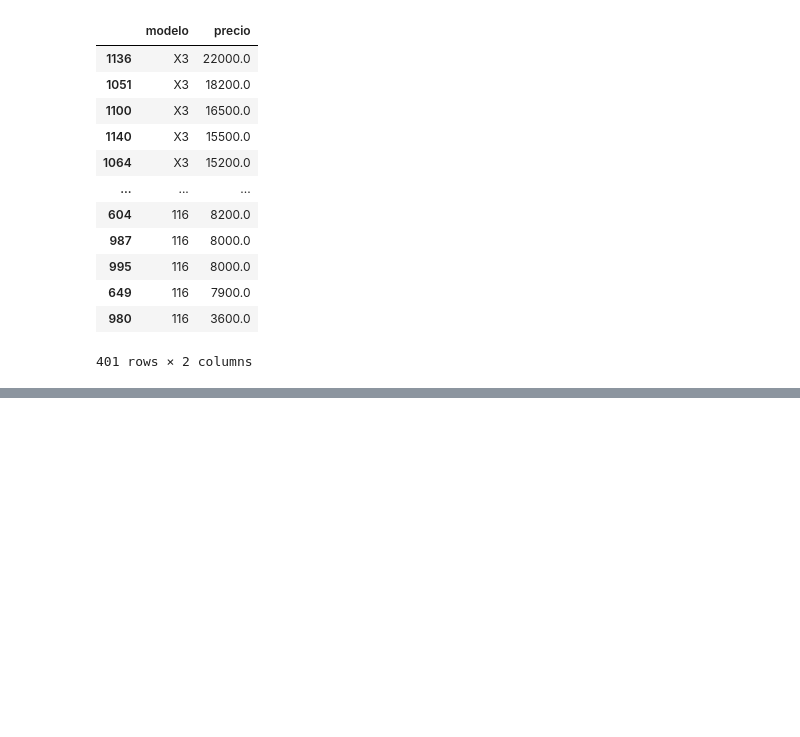
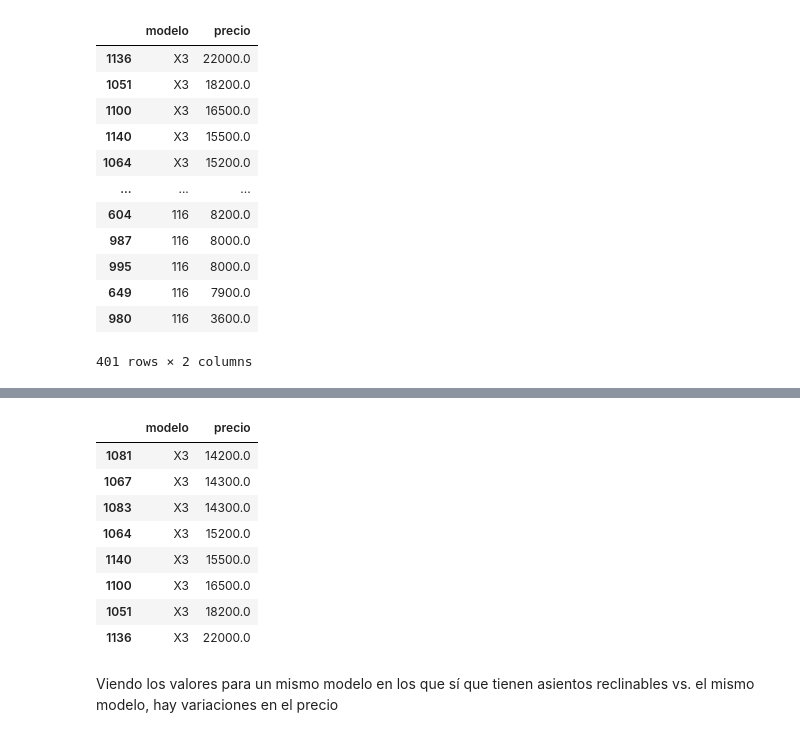
Before and after one commit to toiaa/entregable-bmw, a Jupyter notebook: Entregable_01.ipynb, the cells around one changed output, grey strips where cells are left out. Drawn from its saved outputs; the diff is of its cells as text; code cells hidden in the pictures; blank space fills up the shorter version.

```diff
--- a/Entregable_01.ipynb
+++ b/Entregable_01.ipynb
@@ -295,0 +238,14 @@ df_bmw["fecha_venta"] = pd.to_datetime(df_bmw["fecha_venta"])
+# %%
+df_asientos_false_2[df_asientos_false_2["modelo"]=="X3"].sort_values(by="precio")
+# %% [output]
+|  | modelo | precio |
+| 1081 | X3 | 14200.0 |
+| 1067 | X3 | 14300.0 |
+| 1083 | X3 | 14300.0 |
+| 1064 | X3 | 15200.0 |
+| 1140 | X3 | 15500.0 |
+| 1100 | X3 | 16500.0 |
+| 1051 | X3 | 18200.0 |
+| 1136 | X3 | 22000.0 |
+# %% [markdown]
+Viendo los valores para un mismo modelo en los que sí que tienen asientos reclinables vs. el mismo modelo, hay variaciones en el precio
```
Also changed, not shown: parts of 53 cells of this notebook, 1 other file.
